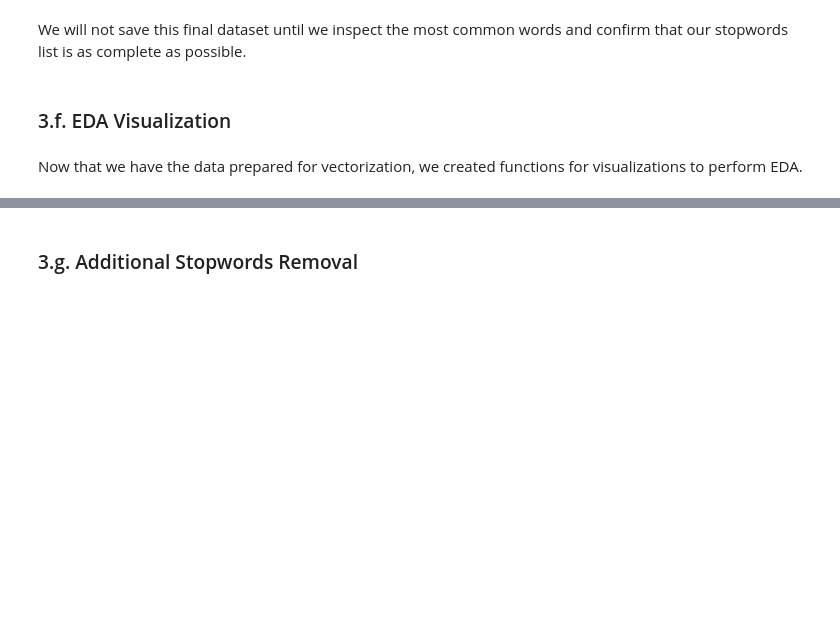
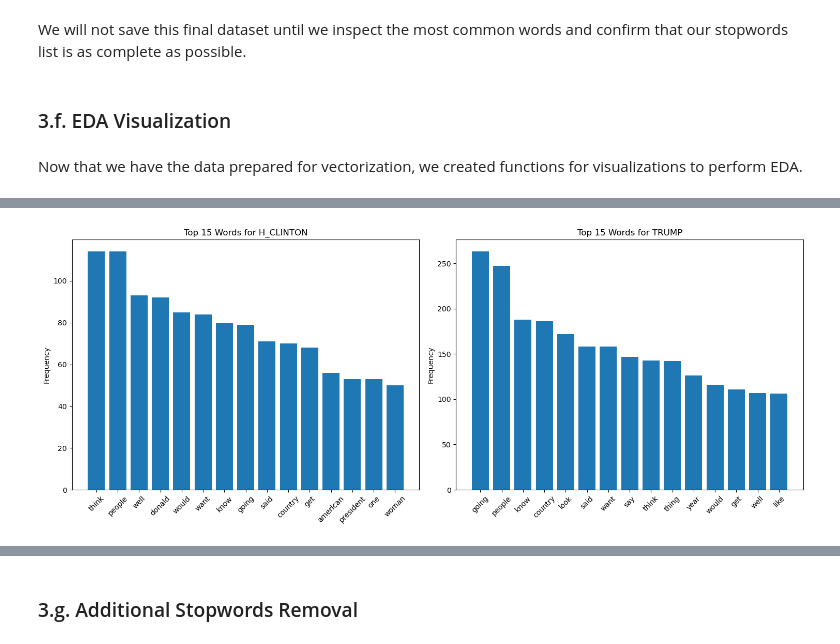
Before and after one commit to natehiatt/presidency_project, a Jupyter notebook: Final.ipynb, the cells around one changed output, grey strips where cells are left out. Saved outputs shown, nothing was run; the diff lists cells and outputs as text; code cells hidden in the pictures; blank space fills up the shorter version.

```diff
--- a/Final.ipynb
+++ b/Final.ipynb
@@ -803,32 +1068,34 @@ def plot_speaker_comparison(speaker1, speaker2, df, num_words=15):
     :param speaker2: Name of the second speaker.
     :param df: DataFrame containing the speakers and tokens.
     :param num_words: Number of top words to plot (default is 15).
     """
 
     # Initialize subplots
     fig, axes = plt.subplots(nrows=1, ncols=2, figsize=(15, 6))
 
     # Loop over speakers
     for idx, speaker in enumerate([speaker1, speaker2]):
         # Extract tokens for the speaker
-        tokens = [token for token_list in df[df['Name'] == speaker]['tokens'] for token in token_list]
+        tokens = [token for token_list in df[df['Name'] == speaker]['list_tokens'] for token in token_list]
 
         # Create frequency distribution and get top tokens
         freq_dist = FreqDist(tokens)
         top_tokens = freq_dist.most_common(num_words)
 
         # Extract words and frequencies
         words, frequencies = zip(*top_tokens)
 
         # Plot
         axes[idx].bar(words, frequencies)
         axes[idx].set_title(f"Top {num_words} Words for {speaker}")
         axes[idx].tick_params(axis='x', rotation=45)
         axes[idx].set_ylabel("Frequency")
 
     plt.tight_layout()
     plt.show()
 
 # Example usage
 plot_speaker_comparison('H_CLINTON', 'TRUMP', result_df)
+# %% [output]
+[figure, added]
 # %%
```
Also changed, not shown: parts of 78 cells of this notebook, 2 other files.
